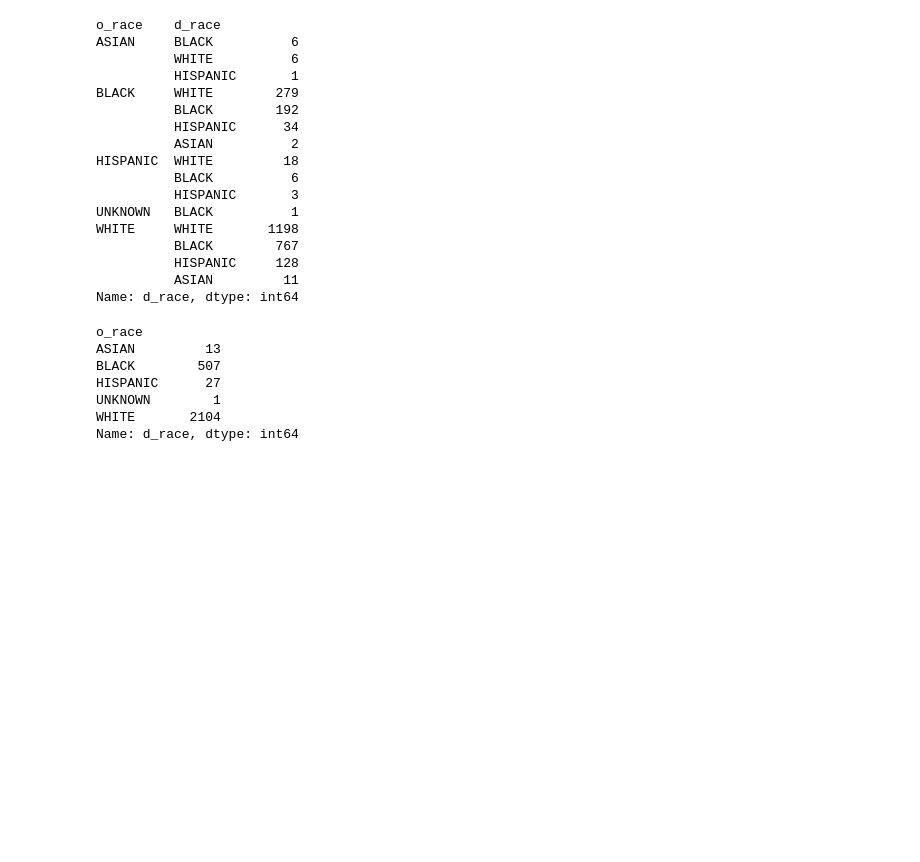
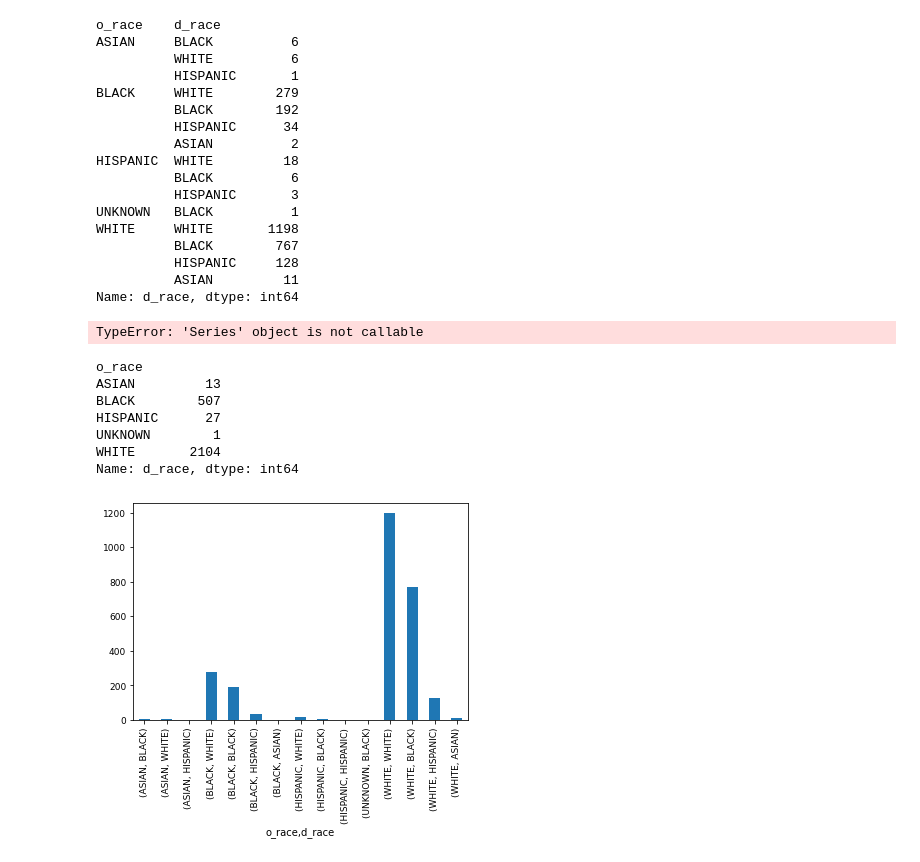
Before and after one commit to dmorton714/lmpd, a Jupyter notebook: lmpd_cleaned.ipynb, the cells around one changed output. Cells and saved outputs as stored; diff of their text form; code cells hidden in the pictures; blank space fills up the shorter version.

Commit message:
updates and graphs made

```diff
--- a/lmpd_cleaned.ipynb
+++ b/lmpd_cleaned.ipynb
@@ -257,6 +264,10 @@ WHITE     WHITE       1198
           HISPANIC     128
           ASIAN         11
 Name: d_race, dtype: int64
+# %%
+df5('d_race').sum()
+# %% [output]
+TypeError: 'Series' object is not callable
 # %%
 df4.groupby(["o_race"])["d_race"].agg('count')
 # %% [output]
@@ -267,3 +278,7 @@ HISPANIC      27
 UNKNOWN        1
 WHITE       2104
 Name: d_race, dtype: int64
+# %%
+bargraph = df5.plot.bar(x = 'd_race', y = 'o_race', fontsize='9')
+# %% [output]
+[figure, added]
```
Also changed, not shown: parts of 12 cells of this notebook.
